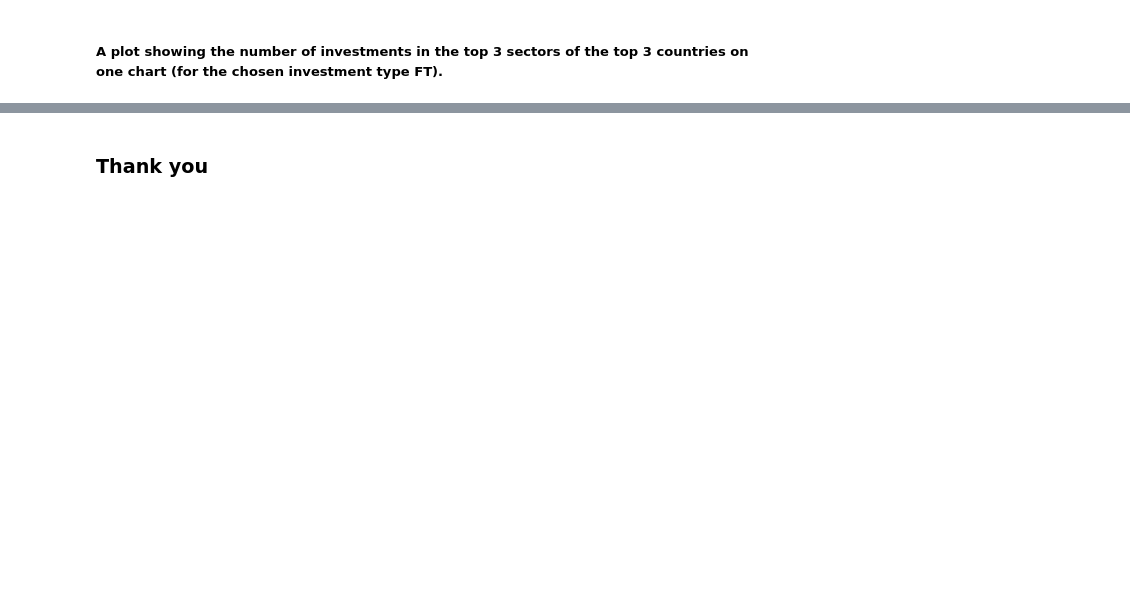
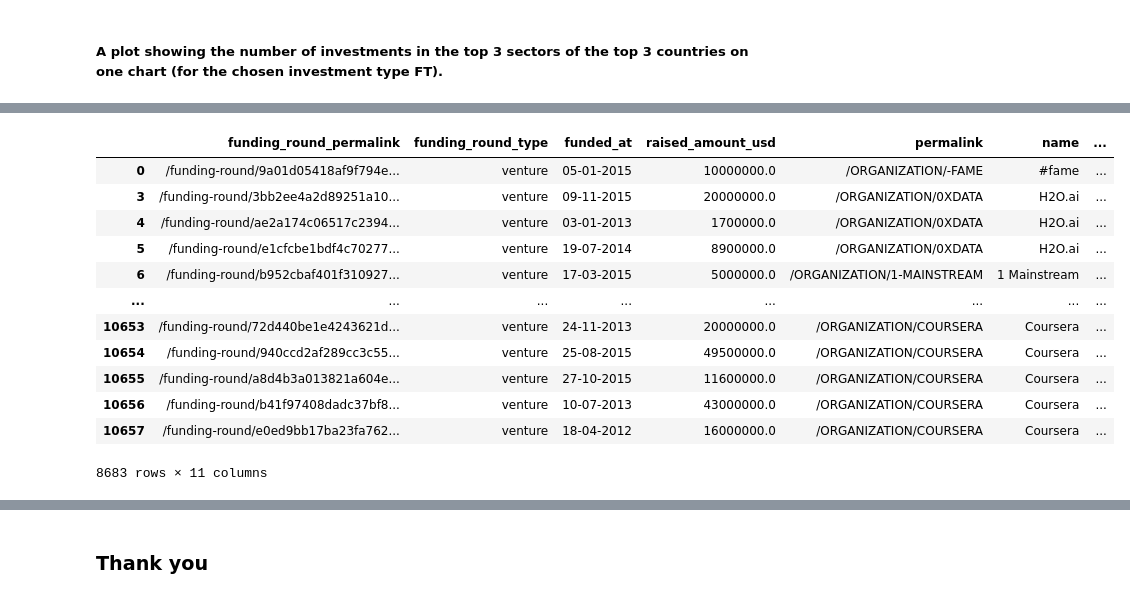
Before and after one commit to aimlhoney/EDA_SPARK_FUND_ANALYSIS, a Jupyter notebook: Assignment_1.ipynb, the cells around one changed output, grey strips where cells are left out. Cells and saved outputs as stored; diff of their text form; code cells hidden in the pictures; blank space fills up the shorter version.

```diff
--- a/Assignment_1.ipynb
+++ b/Assignment_1.ipynb
@@ -1179 +1201,18 @@ Name: raised_amount_usd, dtype: int64
+# %%
+top_three_countries = countries[countries.country_code.isin(['USA','GBR','IND'])]
+top_three_countries
+# %% [output]
+|  | funding_round_permalink | funding_round_type | funded_at | raised_amount_usd | permalink | name | ... |
+| 0 | /funding-round/9a01d05418af9f794e... | venture | 05-01-2015 | 10000000.0 | /ORGANIZATION/-FAME | #fame | ... |
+| 3 | /funding-round/3bb2ee4a2d89251a10... | venture | 09-11-2015 | 20000000.0 | /ORGANIZATION/0XDATA | H2O.ai | ... |
+| 4 | /funding-round/ae2a174c06517c2394... | venture | 03-01-2013 | 1700000.0 | /ORGANIZATION/0XDATA | H2O.ai | ... |
+| 5 | /funding-round/e1cfcbe1bdf4c70277... | venture | 19-07-2014 | 8900000.0 | /ORGANIZATION/0XDATA | H2O.ai | ... |
+| 6 | /funding-round/b952cbaf401f310927... | venture | 17-03-2015 | 5000000.0 | /ORGANIZATION/1-MAINSTREAM | 1 Mainstream | ... |
+| ... | ... | ... | ... | ... | ... | ... | ... |
+| 10653 | /funding-round/72d440be1e4243621d... | venture | 24-11-2013 | 20000000.0 | /ORGANIZATION/COURSERA | Coursera | ... |
+| 10654 | /funding-round/940ccd2af289cc3c55... | venture | 25-08-2015 | 49500000.0 | /ORGANIZATION/COURSERA | Coursera | ... |
+| 10655 | /funding-round/a8d4b3a013821a604e... | venture | 27-10-2015 | 11600000.0 | /ORGANIZATION/COURSERA | Coursera | ... |
+| 10656 | /funding-round/b41f97408dadc37bf8... | venture | 10-07-2013 | 43000000.0 | /ORGANIZATION/COURSERA | Coursera | ... |
+| 10657 | /funding-round/e0ed9bb17ba23fa762... | venture | 18-04-2012 | 16000000.0 | /ORGANIZATION/COURSERA | Coursera | ... |
+8683 rows × 11 columns
 # %%
```
Also changed, not shown: parts of 53 cells of this notebook.
